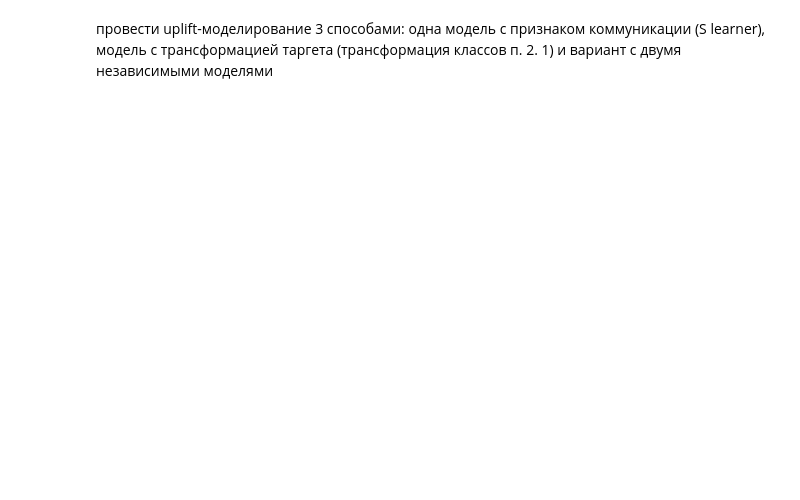
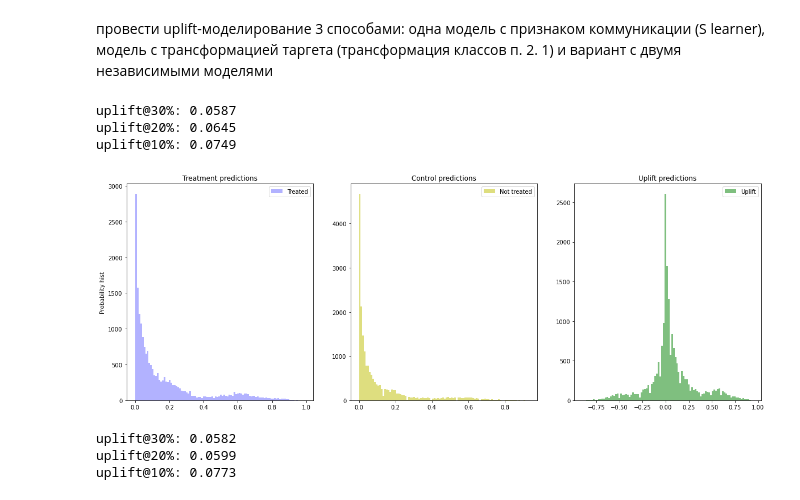
Before and after one commit to skyseedim/ML-in-Business, a Jupyter notebook: HW4.ipynb, the cells around one changed output. Drawn from its saved outputs; the diff is of its cells as text; code cells hidden in the pictures; blank space fills up the shorter version.

```diff
--- a/HW4.ipynb
+++ b/HW4.ipynb
@@ -174,5 +94,0 @@ for base_col in base_cols:
-# %%
-feats = FeatureUnion(continuos_transformers+cat_transformers+base_transformers)
-feature_processing = Pipeline([('feats', feats)])
-
-feature_processing.fit_transform(df_train)
@@ -197,2 +95,30 @@ array([[-0.6353896131134718, 0, 0, ..., 0, 1, 1],
+# %%
+cat_cols = ['zip_code','channel']
+# %%
+df_train = pd.get_dummies(df_train, columns = cat_cols, drop_first=True)
+df_test = pd.get_dummies(df_test, columns = cat_cols, drop_first=True)
 # %% [markdown]
 провести uplift-моделирование 3 способами: одна модель с признаком коммуникации (S learner), модель с трансформацией таргета (трансформация классов п. 2. 1) и вариант с двумя независимыми моделями
+# %%
+X_train = df_train.drop(['target', 'treatment'], axis=1)
+y_train = df_train.loc[:, 'target']
+treat_train = df_train.loc[:, 'treatment']
+
+X_val = df_test.drop(['target', 'treatment'], axis=1)
+y_val = df_test.loc[:, 'target']
+treat_val =  df_test.loc[:, 'treatment']
+
+# X_train_full = df_features.loc[indices_train, :]
+# y_train_full = df_train.loc[:, 'target']
+# treat_train_full = df_train.loc[:, 'treatment_flg']
+
+# X_test = df_features.loc[indices_test, :]
+
+# cat_features = ['gender']
+
+models_results = {
+    'approach': [],
+    'uplift@10%': [],
+    'uplift@20%': [],
+    'uplift@30%': []
+}
@@ -199,19 +127,51 @@ array([[-0.6353896131134718, 0, 0, ..., 0, 1, 1],
 # %%
-sm = SoloModel(CatBoostClassifier(iterations=20, thread_count=2, random_state=42, silent=True))
-sm = sm.fit(X_train, y_train, treat_train, estimator_fit_params={'cat_features': cat_features})
+sm = SoloModel(RandomForestClassifier(random_state=28))
+sm = sm.fit(X_train, y_train, treat_train)
 
 uplift_sm = sm.predict(X_val)
 
 sm_score = uplift_at_k(y_true=y_val, uplift=uplift_sm, treatment=treat_val, strategy='by_group', k=0.3)
 print(f'uplift@30%: {sm_score:.4f}')
+sm_score_2 = uplift_at_k(y_true=y_val, uplift=uplift_sm, treatment=treat_val, strategy='by_group', k=0.2)
+print(f'uplift@20%: {sm_score_2:.4f}')
+sm_score_3 = uplift_at_k(y_true=y_val, uplift=uplift_sm, treatment=treat_val, strategy='by_group', k=0.1)
+print(f'uplift@10%: {sm_score_3:.4f}')
 
 models_results['approach'].append('SoloModel')
+models_results['uplift@10%'].append(sm_score_3)
+models_results['uplift@20%'].append(sm_score_2)
 models_results['uplift@30%'].append(sm_score)
 
 # Получим условные вероятности выполнения целевого действия при взаимодействии для каждого объекта
 sm_trmnt_preds = sm.trmnt_preds_
 # И условные вероятности выполнения целевого действия без взаимодействия для каждого объекта
 sm_ctrl_preds = sm.ctrl_preds_
 
 # Отрисуем распределения вероятностей и их разность (uplift)
 plot_uplift_preds(trmnt_preds=sm_trmnt_preds, ctrl_preds=sm_ctrl_preds);
+# %% [output]
+uplift@30%: 0.0587
+uplift@20%: 0.0645
+uplift@10%: 0.0749
+[figure, added]
+# %%
+ct = ClassTransformation(RandomForestClassifier(random_state=28))
+ct = ct.fit(X_train, y_train, treat_train)
+
+uplift_ct = ct.predict(X_val)
+
+ct_score = uplift_at_k(y_true=y_val, uplift=uplift_ct, treatment=treat_val, strategy='by_group', k=0.3)
+print(f'uplift@30%: {ct_score:.4f}')
+ct_score_2 = uplift_at_k(y_true=y_val, uplift=uplift_ct, treatment=treat_val, strategy='by_group', k=0.2)
+print(f'uplift@20%: {ct_score_2:.4f}')
+ct_score_3 = uplift_at_k(y_true=y_val, uplift=uplift_ct, treatment=treat_val, strategy='by_group', k=0.1)
+print(f'uplift@10%: {ct_score_3:.4f}')
+
+models_results['approach'].append('ClassTransformation')
+models_results['uplift@10%'].append(ct_score_3)
+models_results['uplift@20%'].append(ct_score_2)
+models_results['uplift@30%'].append(ct_score)
+# %% [output]
+uplift@30%: 0.0582
+uplift@20%: 0.0599
+uplift@10%: 0.0773
```
Also changed, not shown: parts of 16 cells of this notebook.
